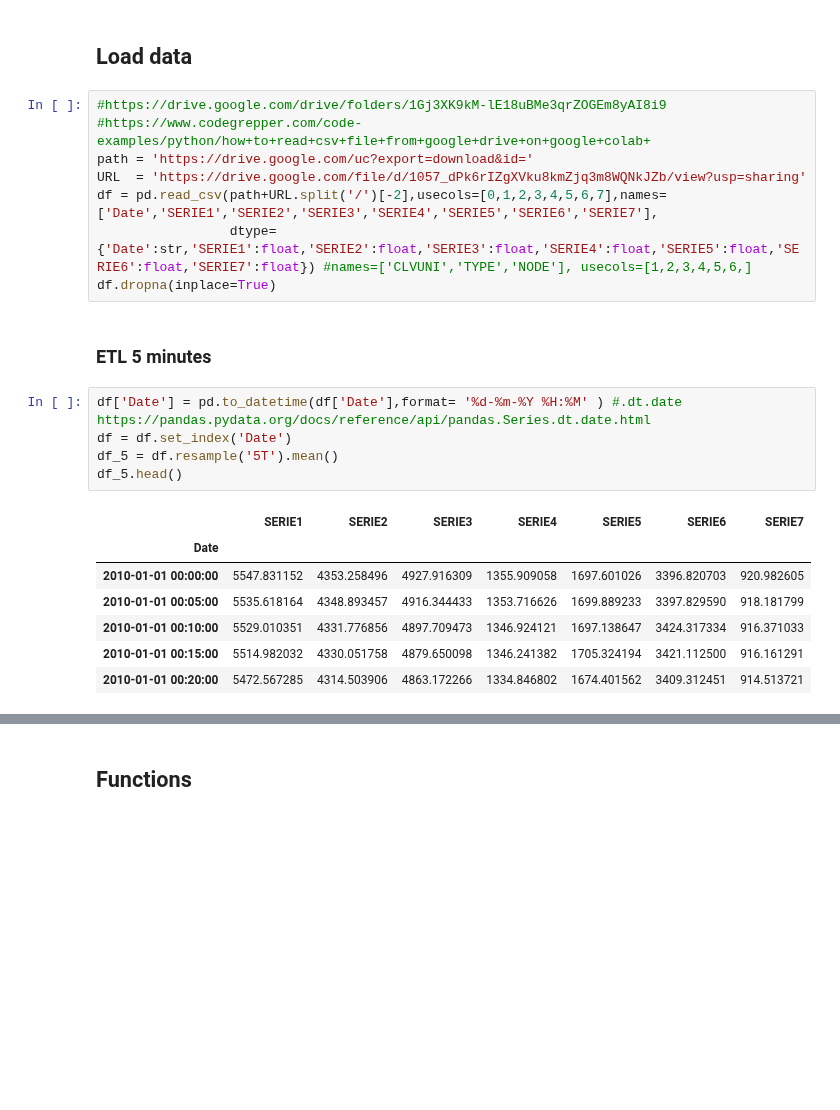
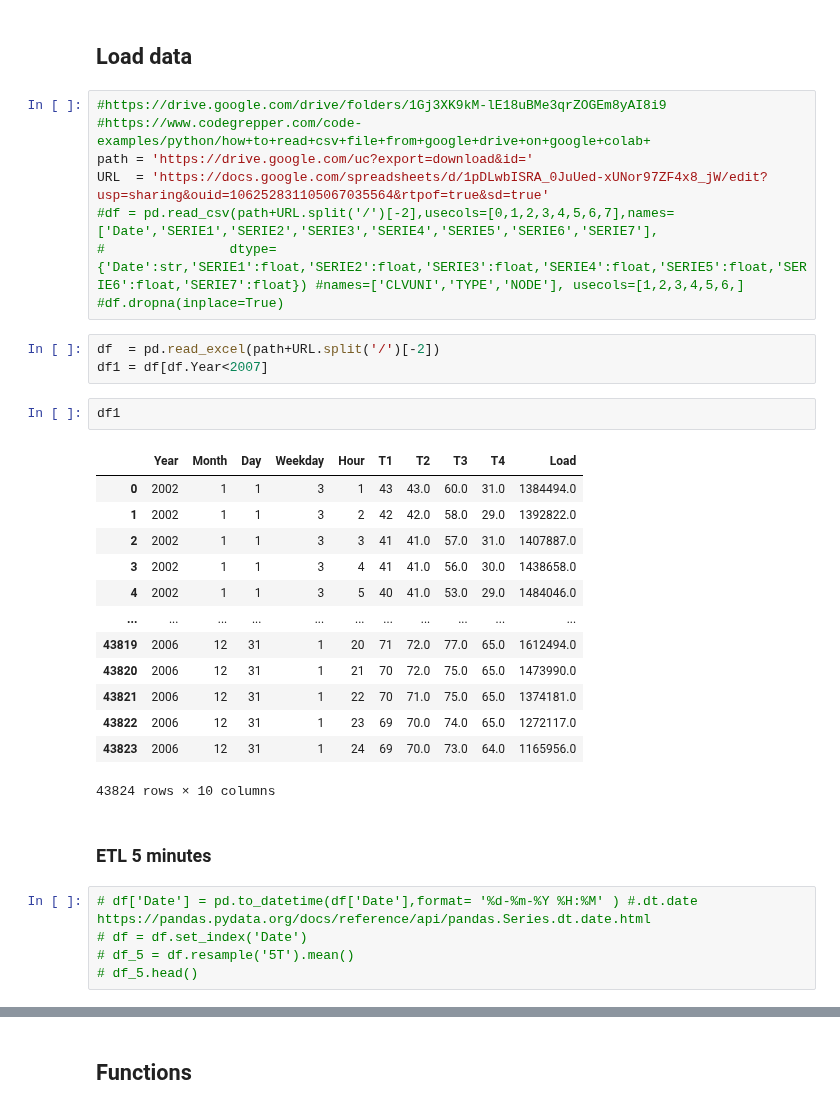
Before and after one commit to urieliram/analog, a Jupyter notebook: analog_bivariate.ipynb, the cells around one changed output, grey strips where cells are left out. Saved outputs shown, nothing was run; the diff lists cells and outputs as text; blank space fills up the shorter version.

```diff
--- a/analog_bivariate.ipynb
+++ b/analog_bivariate.ipynb
@@ -78,23 +82,34 @@ from statsmodels.tsa.api import ExponentialSmoothing, SimpleExpSmoothing, Holt
 #https://drive.google.com/drive/folders/1Gj3XK9kM-lE18uBMe3qrZOGEm8yAI8i9
 #https://www.codegrepper.com/code-examples/python/how+to+read+csv+file+from+google+drive+on+google+colab+
 path = 'https://drive.google.com/uc?export=download&id='
-URL  = 'https://drive.google.com/file/d/1057_dPk6rIZgXVku8kmZjq3m8WQNkJZb/view?usp=sharing'
-df = pd.read_csv(path+URL.split('/')[-2],usecols=[0,1,2,3,4,5,6,7],names=['Date','SERIE1','SERIE2','SERIE3','SERIE4','SERIE5','SERIE6','SERIE7'],
-                 dtype={'Date':str,'SERIE1':float,'SERIE2':float,'SERIE3':float,'SERIE4':float,'SERIE5':float,'SERIE6':float,'SERIE7':float}) #names=['CLVUNI','TYPE','NODE'], usecols=[1,2,3,4,5,6,]
-df.dropna(inplace=True)
+URL  = 'https://docs.google.com/spreadsheets/d/1pDLwbISRA_0JuUed-xUNor97ZF4x8_jW/edit?usp=sharing&ouid=106252831105067035564&rtpof=true&sd=true'
+#df = pd.read_csv(path+URL.split('/')[-2],usecols=[0,1,2,3,4,5,6,7],names=['Date','SERIE1','SERIE2','SERIE3','SERIE4','SERIE5','SERIE6','SERIE7'],
+#                dtype={'Date':str,'SERIE1':float,'SERIE2':float,'SERIE3':float,'SERIE4':float,'SERIE5':float,'SERIE6':float,'SERIE7':float}) #names=['CLVUNI','TYPE','NODE'], usecols=[1,2,3,4,5,6,]
+#df.dropna(inplace=True)
+# %%
+df  = pd.read_excel(path+URL.split('/')[-2])
+df1 = df[df.Year<2007]
+# %%
+df1
+# %% [output]
+|  | Year | Month | Day | Weekday | Hour | T1 | T2 | T3 | T4 | Load |
+| 0 | 2002 | 1 | 1 | 3 | 1 | 43 | 43.0 | 60.0 | 31.0 | 1384494.0 |
+| 1 | 2002 | 1 | 1 | 3 | 2 | 42 | 42.0 | 58.0 | 29.0 | 1392822.0 |
+| 2 | 2002 | 1 | 1 | 3 | 3 | 41 | 41.0 | 57.0 | 31.0 | 1407887.0 |
+| 3 | 2002 | 1 | 1 | 3 | 4 | 41 | 41.0 | 56.0 | 30.0 | 1438658.0 |
+| 4 | 2002 | 1 | 1 | 3 | 5 | 40 | 41.0 | 53.0 | 29.0 | 1484046.0 |
+| ... | ... | ... | ... | ... | ... | ... | ... | ... | ... | ... |
+| 43819 | 2006 | 12 | 31 | 1 | 20 | 71 | 72.0 | 77.0 | 65.0 | 1612494.0 |
+| 43820 | 2006 | 12 | 31 | 1 | 21 | 70 | 72.0 | 75.0 | 65.0 | 1473990.0 |
+| 43821 | 2006 | 12 | 31 | 1 | 22 | 70 | 71.0 | 75.0 | 65.0 | 1374181.0 |
+| 43822 | 2006 | 12 | 31 | 1 | 23 | 69 | 70.0 | 74.0 | 65.0 | 1272117.0 |
+| 43823 | 2006 | 12 | 31 | 1 | 24 | 69 | 70.0 | 73.0 | 64.0 | 1165956.0 |
+43824 rows × 10 columns
 # %% [markdown]
 ### ETL 5 minutes
 # %%
-df['Date'] = pd.to_datetime(df['Date'],format= '%d-%m-%Y %H:%M' ) #.dt.date https://pandas.pydata.org/docs/reference/api/pandas.Series.dt.date.html
-df = df.set_index('Date')
-df_5 = df.resample('5T').mean()
-df_5.head()
+# df['Date'] = pd.to_datetime(df['Date'],format= '%d-%m-%Y %H:%M' ) #.dt.date https://pandas.pydata.org/docs/reference/api/pandas.Series.dt.date.html
+# df = df.set_index('Date')
+# df_5 = df.resample('5T').mean()
+# df_5.head()
-# %% [output]
-|  | SERIE1 | SERIE2 | SERIE3 | SERIE4 | SERIE5 | SERIE6 | SERIE7 |
-| Date |  |  |  |  |  |  |  |
-| 2010-01-01 00:00:00 | 5547.831152 | 4353.258496 | 4927.916309 | 1355.909058 | 1697.601026 | 3396.820703 | 920.982605 |
-| 2010-01-01 00:05:00 | 5535.618164 | 4348.893457 | 4916.344433 | 1353.716626 | 1699.889233 | 3397.829590 | 918.181799 |
-| 2010-01-01 00:10:00 | 5529.010351 | 4331.776856 | 4897.709473 | 1346.924121 | 1697.138647 | 3424.317334 | 916.371033 |
-| 2010-01-01 00:15:00 | 5514.982032 | 4330.051758 | 4879.650098 | 1346.241382 | 1705.324194 | 3421.112500 | 916.161291 |
-| 2010-01-01 00:20:00 | 5472.567285 | 4314.503906 | 4863.172266 | 1334.846802 | 1674.401562 | 3409.312451 | 914.513721 |
 # %%
```
Also changed, not shown: parts of 41 cells of this notebook.
